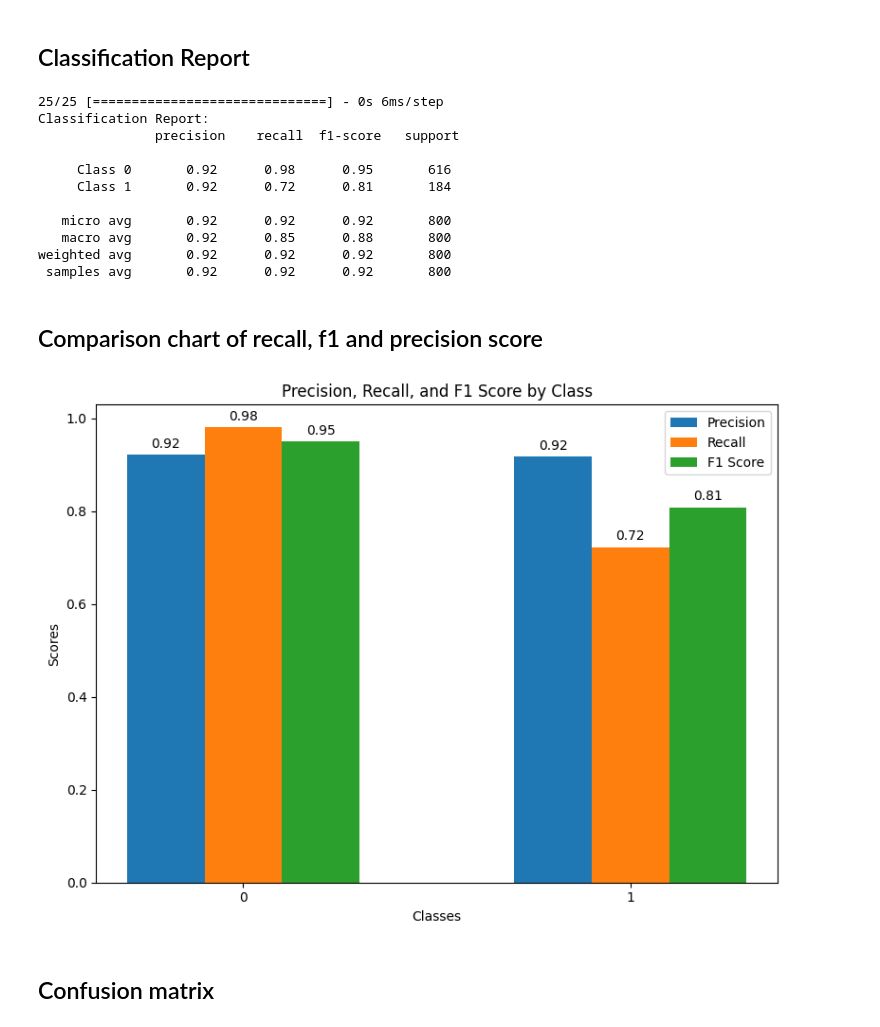
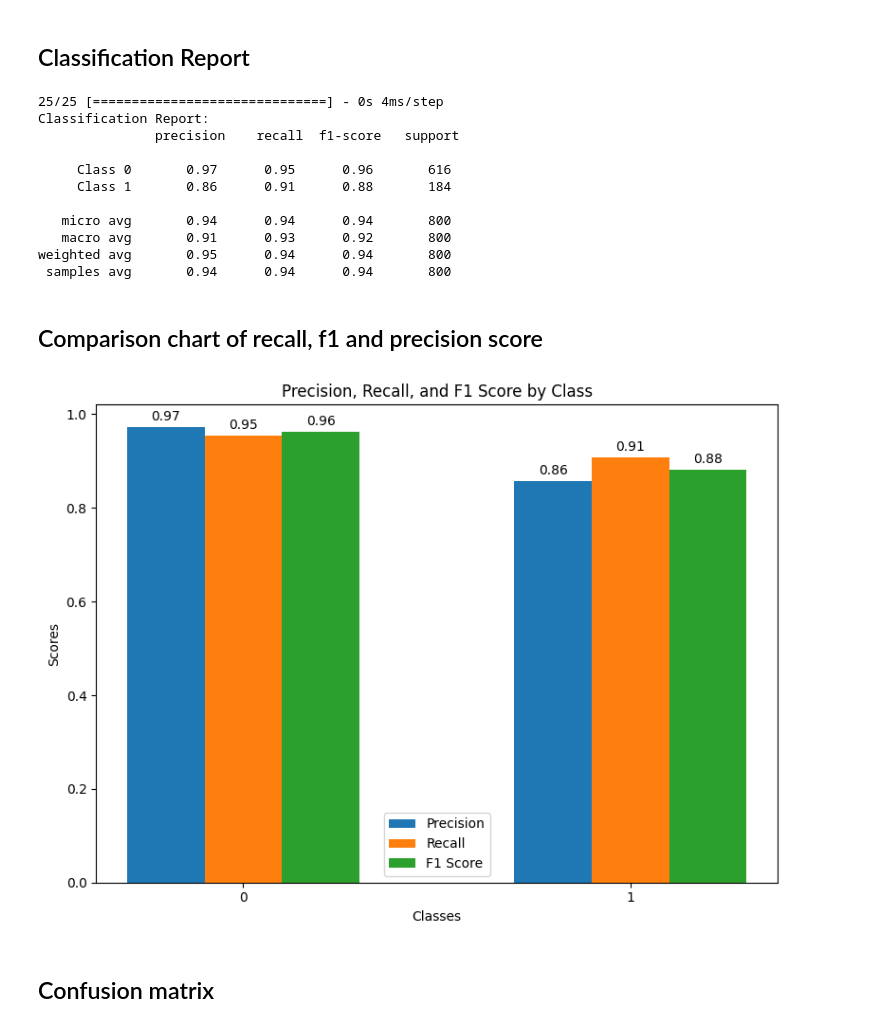
Before and after one commit to mfurqanjaved/ship_classification, a Jupyter notebook: ship_classification_using_HOG.ipynb, the cells around one changed output. Saved outputs shown, nothing was run; the diff lists cells and outputs as text; code cells hidden in the pictures.

Commit message:
improved accuracy by decreasing learning rate

```diff
--- a/ship_classification_using_HOG.ipynb
+++ b/ship_classification_using_HOG.ipynb
@@ -90,7 +90,13 @@ _________________________________________________________________
 # Split the data into training and testing sets
 images_train, images_test, labels_train, labels_test = train_test_split(images, labels, test_size=0.2, random_state=42)
 # %%
-model.compile(optimizer='adam', loss='categorical_crossentropy', metrics=['accuracy'])
+from tensorflow.keras.optimizers import Adam
+
+# Compile the model with the same hyperparameters
+learning_rate = 0.0001
+optimizer = Adam(learning_rate=learning_rate)
+model.compile(optimizer=optimizer, loss='binary_crossentropy', metrics=['accuracy'])
+# model.compile(optimizer='adam', loss='categorical_crossentropy', metrics=['accuracy'])
 history = model.fit(images_train, labels_train, epochs=30, validation_split=0.2)
 # %% [output]
 Epoch 1/30
@@ -204,17 +210,17 @@ predictions = (predictions > 0.5).astype(int)
 report = classification_report(labels_test, predictions, target_names=['Class 0', 'Class 1'])
 print("Classification Report:\n", report)
 # %% [output]
-25/25 [==============================] - 0s 6ms/step
+25/25 [==============================] - 0s 4ms/step
 Classification Report:
                precision    recall  f1-score   support
 
-     Class 0       0.92      0.98      0.95       616
-     Class 1       0.92      0.72      0.81       184
+     Class 0       0.97      0.95      0.96       616
+     Class 1       0.86      0.91      0.88       184
 
-   micro avg       0.92      0.92      0.92       800
-   macro avg       0.92      0.85      0.88       800
-weighted avg       0.92      0.92      0.92       800
- samples avg       0.92      0.92      0.92       800
+   micro avg       0.94      0.94      0.94       800
+   macro avg       0.91      0.93      0.92       800
+weighted avg       0.95      0.94      0.94       800
+ samples avg       0.94      0.94      0.94       800
 # %% [markdown]
 ## Comparison chart of recall, f1 and precision score
 # %%
@@ -241,35 +247,35 @@ width = 0.2
 fig, ax = plt.subplots(figsize=(8, 6))
 rects1 = ax.bar(x - width, precision, width, label='Precision')
 rects2 = ax.bar(x, recall, width, label='Recall')
 rects3 = ax.bar(x + width, f1_score, width, label='F1 Score')
 
-.
+
 ax.set_xlabel('Classes')
 ax.set_ylabel('Scores')
 ax.set_title('Precision, Recall, and F1 Score by Class')
 ax.set_xticks(x)
 ax.set_xticklabels(classes)
 ax.legend()
 
 
 def autolabel(rects):
     for rect in rects:
         height = rect.get_height()
         ax.annotate('{}'.format(round(height, 2)),
                     xy=(rect.get_x() + rect.get_width() / 2, height),
                     xytext=(0, 3),
                     textcoords="offset points",
                     ha='center', va='bottom')
 
 autolabel(rects1)
 autolabel(rects2)
 autolabel(rects3)
 
 fig.tight_layout()
 
 plt.show()
 # %% [output]
-[figure, old version]
+[figure, new version]
 # %% [markdown]
 ## Confusion matrix
 # %%
```
Also changed, not shown: parts of 6 cells of this notebook.
